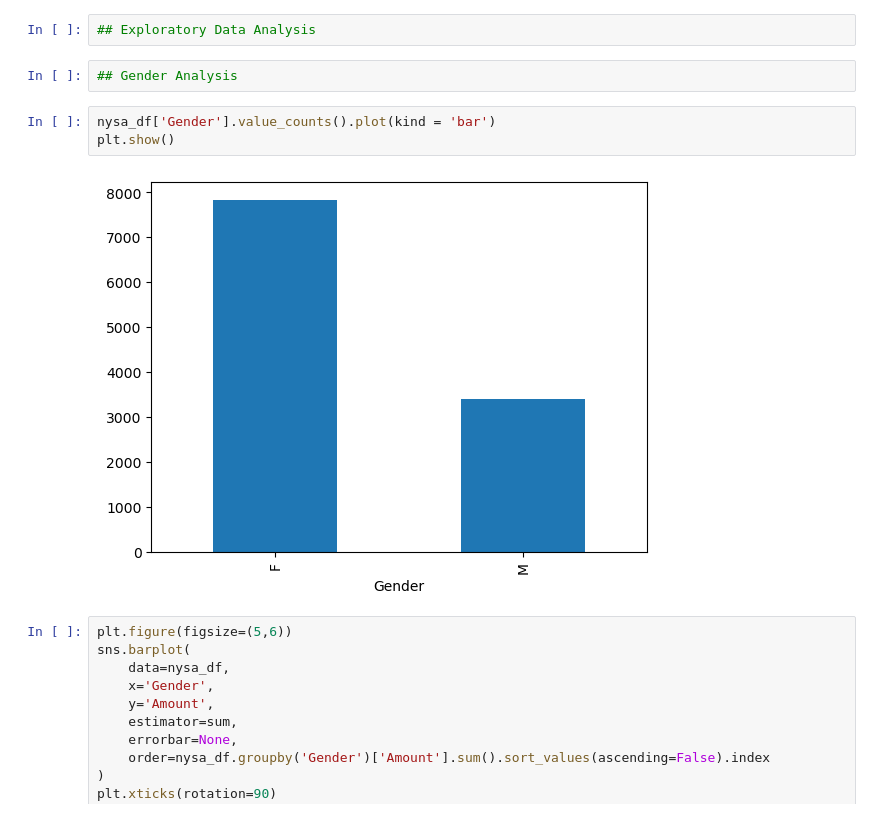
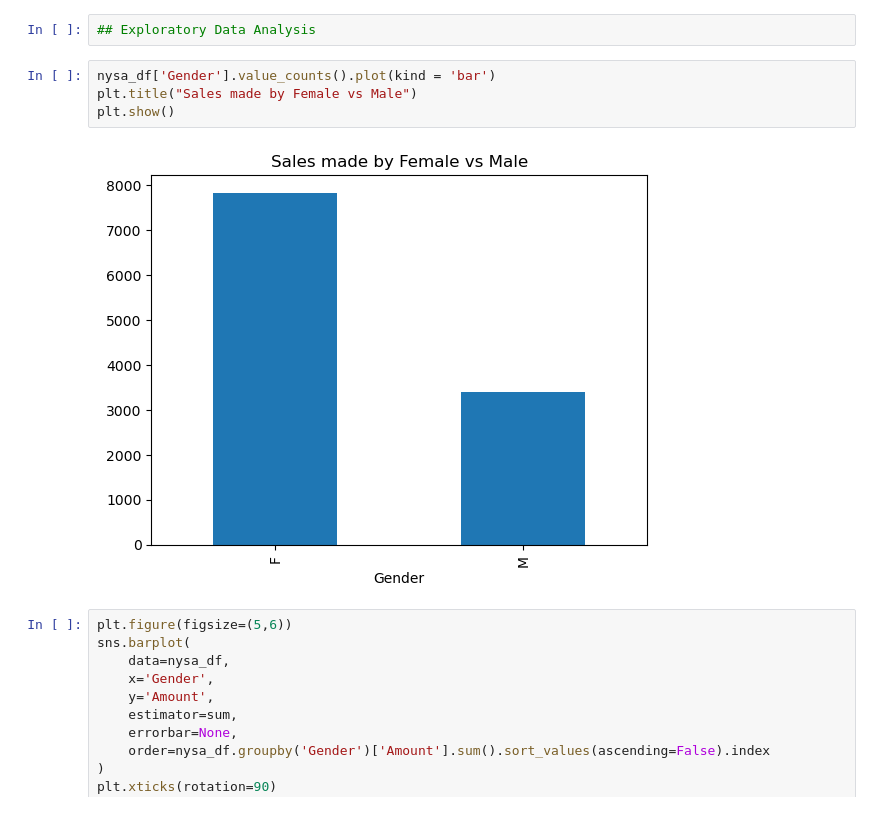
Before and after one commit to Monika-DA-2025/Portfolio-Project-Python-, a Jupyter notebook: New_year_sales_analysis.ipynb, the cells around one changed output. Cells and saved outputs as stored; diff of their text form.

```diff
--- a/New_year_sales_analysis.ipynb
+++ b/New_year_sales_analysis.ipynb
@@ -197,13 +201,12 @@ Orders
 Name: count, dtype: int64
 # %%
 ## Exploratory Data Analysis
-# %%
-## Gender Analysis
 # %%
 nysa_df['Gender'].value_counts().plot(kind = 'bar')
+plt.title("Sales made by Female vs Male")
 plt.show()
 # %% [output]
-[figure, old version]
+[figure, new version]
 # %%
 plt.figure(figsize=(5,6))
 sns.barplot(
```
Also changed, not shown: parts of 14 cells of this notebook.
